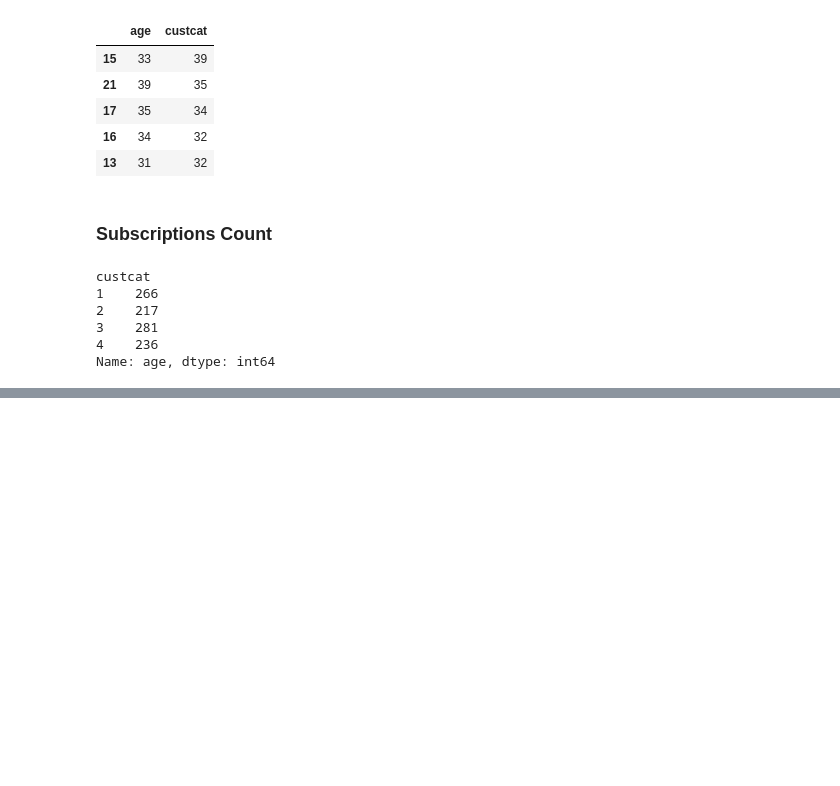
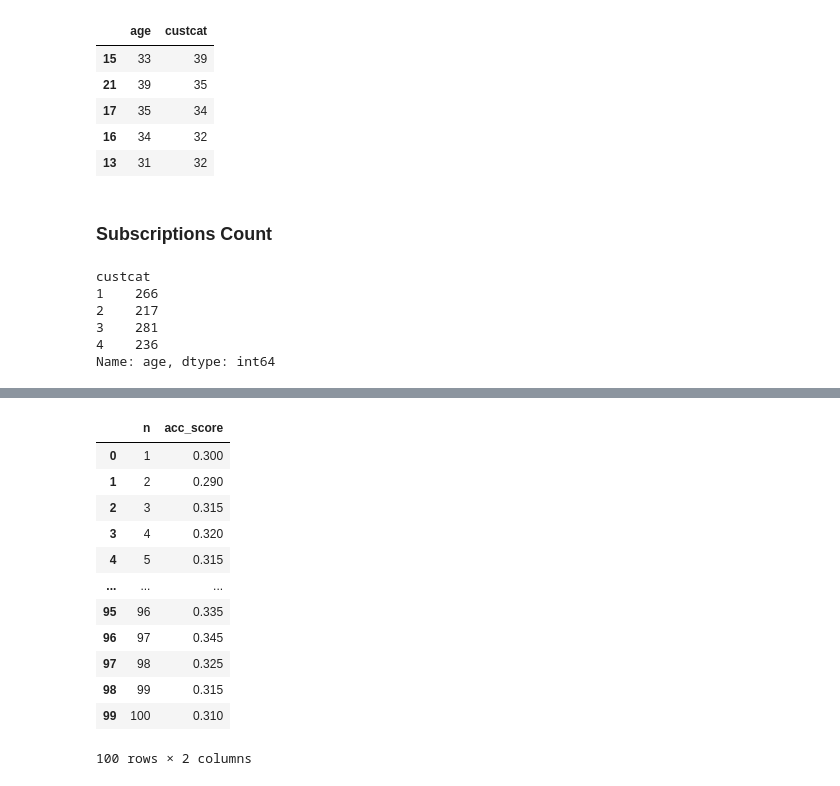
Before and after one commit to dnlsfq/Supervised_ML, a Jupyter notebook: Class_KNN .ipynb, the cells around one changed output, grey strips where cells are left out. Saved outputs shown, nothing was run; the diff lists cells and outputs as text; code cells hidden in the pictures; blank space fills up the shorter version.

```diff
--- a/Class_KNN .ipynb
+++ b/Class_KNN .ipynb
@@ -60,0 +159,16 @@ array([0., 1.])
+# %%
+n_knn_df_large
+# %% [output]
+|  | n | acc_score |
+| 0 | 1 | 0.300 |
+| 1 | 2 | 0.290 |
+| 2 | 3 | 0.315 |
+| 3 | 4 | 0.320 |
+| 4 | 5 | 0.315 |
+| ... | ... | ... |
+| 95 | 96 | 0.335 |
+| 96 | 97 | 0.345 |
+| 97 | 98 | 0.325 |
+| 98 | 99 | 0.315 |
+| 99 | 100 | 0.310 |
+100 rows × 2 columns
```
Also changed, not shown: parts of 30 cells of this notebook.
